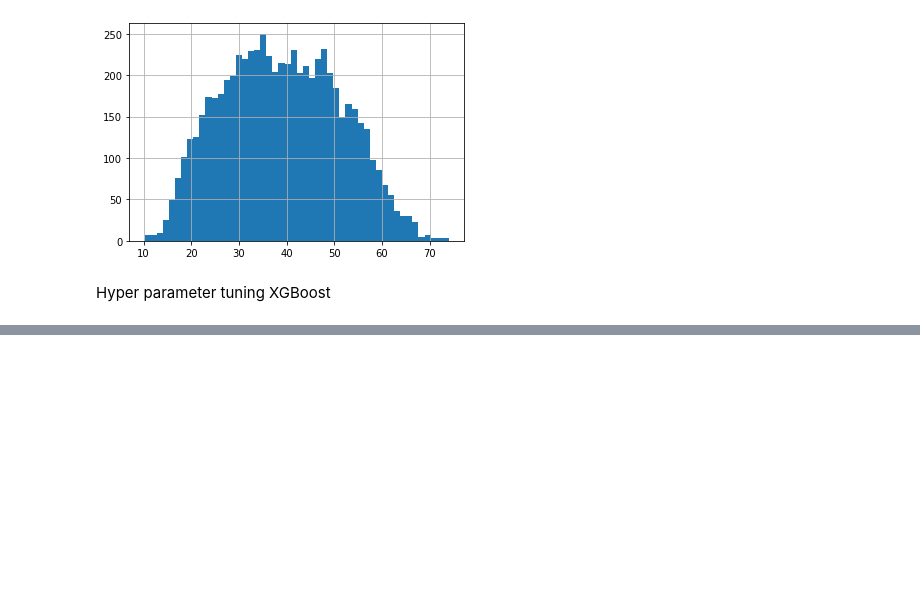
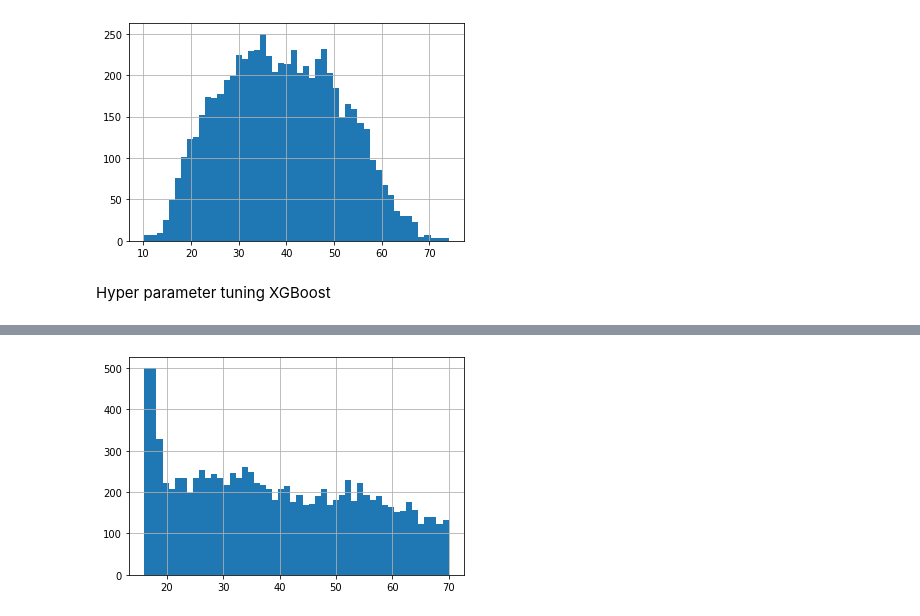
Before and after one commit to center4ml/EEG_age, a Jupyter notebook: models_EEG.ipynb, the cells around one changed output, grey strips where cells are left out. Saved outputs shown, nothing was run; the diff lists cells and outputs as text; code cells hidden in the pictures; blank space fills up the shorter version.

```diff
--- a/models_EEG.ipynb
+++ b/models_EEG.ipynb
@@ -911,0 +1189,4 @@ KeyboardInterrupt:
+# %%
+y_train.hist(bins=50);
+# %% [output]
+[figure, added]
```
Also changed, not shown: parts of 136 cells of this notebook.
